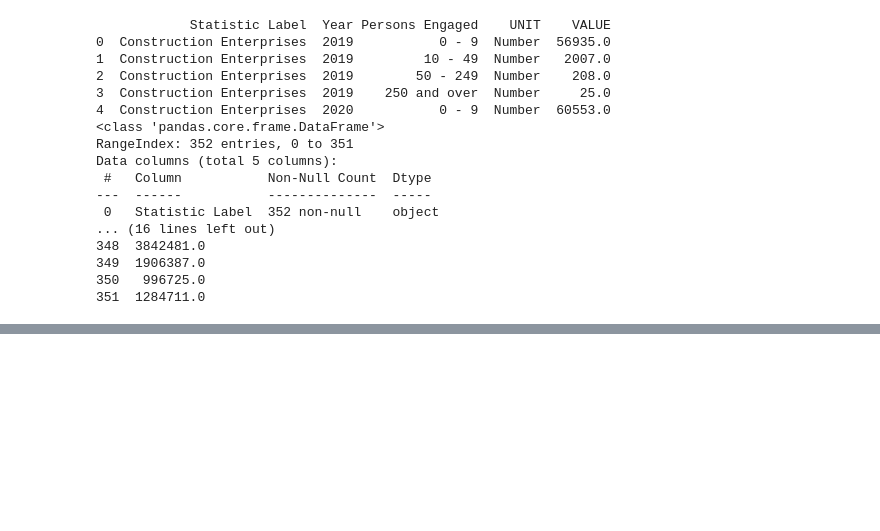
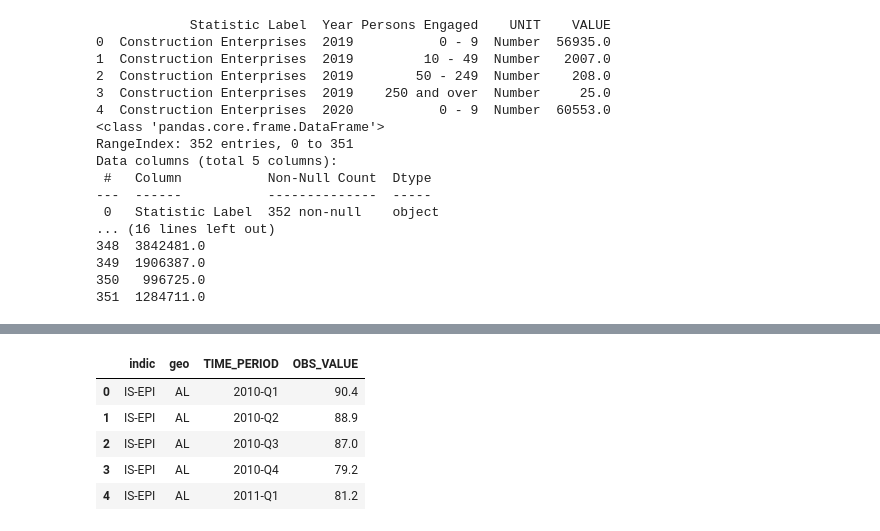
Before and after one commit to sbs23100/MScDataAnalyticsCA2, a Jupyter notebook: irishConstructionData.ipynb, the cells around one changed output, grey strips where cells are left out. Saved outputs shown, nothing was run; the diff lists cells and outputs as text; code cells hidden in the pictures; blank space fills up the shorter version.

```diff
--- a/irishConstructionData.ipynb
+++ b/irishConstructionData.ipynb
@@ -184,0 +199,24 @@ Data columns (total 5 columns):
+# %%
+#drop column 'LAST UPDATE'
+df = df.drop(columns=['LAST UPDATE'])
+#drop column 'FREQ'
+df = df.drop(columns=['freq'])
+#drop column 'DATAFLOW'
+df = df.drop(columns=['DATAFLOW'])
+#drop column 's_adj'
+df = df.drop(columns=['s_adj'])
+#drop column 'unit'
+df = df.drop(columns=['unit'])
+#drop column 'nace_r2'
+df = df.drop(columns=['nace_r2'])
+#drop column 'OBS_FLAG'
+df = df.drop(columns=['OBS_FLAG'])
+
+df.head(5)
+# %% [output]
+|  | indic | geo | TIME_PERIOD | OBS_VALUE |
+| 0 | IS-EPI | AL | 2010-Q1 | 90.4 |
+| 1 | IS-EPI | AL | 2010-Q2 | 88.9 |
+| 2 | IS-EPI | AL | 2010-Q3 | 87.0 |
+| 3 | IS-EPI | AL | 2010-Q4 | 79.2 |
+| 4 | IS-EPI | AL | 2011-Q1 | 81.2 |
```
Also changed, not shown: parts of 4 cells of this notebook, 1 other file.
